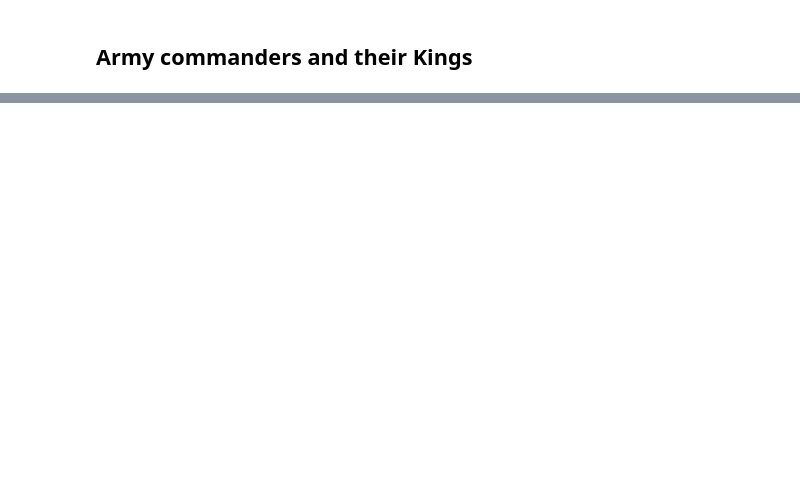
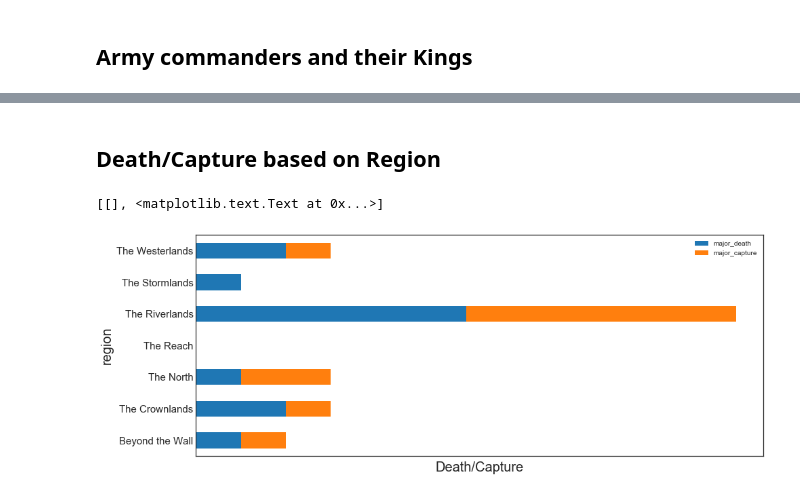
Before and after one commit to saahil1292/Game-Of-Thrones, a Jupyter notebook: Game_of_Thrones_.ipynb, the cells around one changed output, grey strips where cells are left out. Cells and saved outputs as stored; diff of their text form; code cells hidden in the pictures; blank space fills up the shorter version.

```diff
--- a/Game_of_Thrones_.ipynb
+++ b/Game_of_Thrones_.ipynb
@@ -172,0 +193,8 @@ sns.boxplot(battles.att_comm_count, battles.attacker_king , data=battles)
+# %% [markdown]
+## Death/Capture based on Region
+# %%
+data = battles.groupby('region')[['major_death', 'major_capture']].sum().plot(kind='barh', stacked=True)
+data.set(xticklabels='', xlabel='Death/Capture')
+# %% [output]
+[[], <matplotlib.text.Text at 0x...>]
+[figure, added]
```
Also changed, not shown: parts of 46 cells of this notebook.
